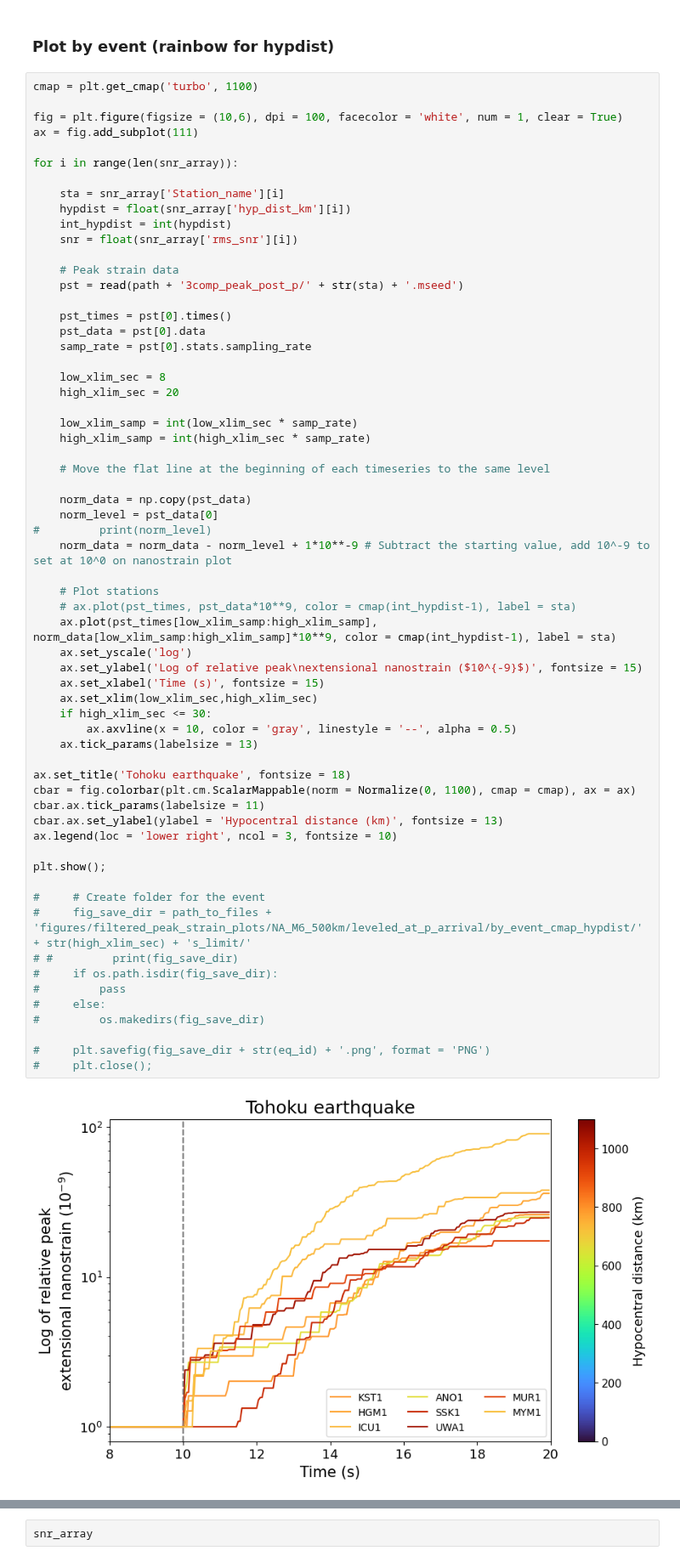
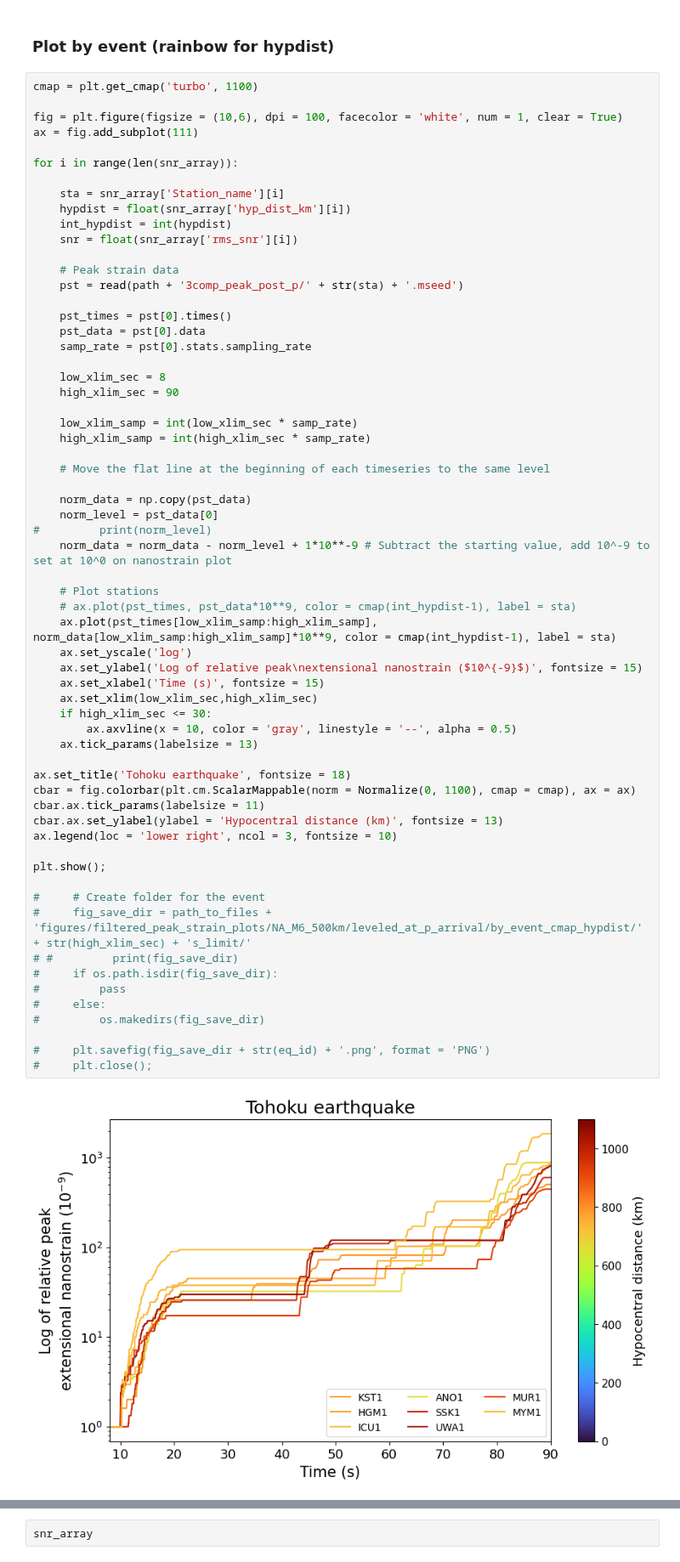
Before and after one commit to UO-Geophysics/strain, a Jupyter notebook: ipynbs/tohoku_strain/3comp/5_plot_filtered_peak_strain_normalized.ipynb, the cells around one changed output, grey strips where cells are left out. Shown at 85% size. Drawn from its saved outputs; the diff is of its cells as text.

```diff
--- a/ipynbs/tohoku_strain/3comp/5_plot_filtered_peak_strain_normalized.ipynb
+++ b/ipynbs/tohoku_strain/3comp/5_plot_filtered_peak_strain_normalized.ipynb
@@ -46,7 +46,7 @@ for i in range(len(snr_array)):
     samp_rate = pst[0].stats.sampling_rate
 
     low_xlim_sec = 8
-    high_xlim_sec = 20
+    high_xlim_sec = 90
 
     low_xlim_samp = int(low_xlim_sec * samp_rate)
     high_xlim_samp = int(high_xlim_sec * samp_rate)
@@ -61,34 +61,34 @@ for i in range(len(snr_array)):
     # Plot stations
     # ax.plot(pst_times, pst_data*10**9, color = cmap(int_hypdist-1), label = sta)
     ax.plot(pst_times[low_xlim_samp:high_xlim_samp], norm_data[low_xlim_samp:high_xlim_samp]*10**9, color = cmap(int_hypdist-1), label = sta)
     ax.set_yscale('log')
     ax.set_ylabel('Log of relative peak\nextensional nanostrain ($10^{-9}$)', fontsize = 15)
     ax.set_xlabel('Time (s)', fontsize = 15)
     ax.set_xlim(low_xlim_sec,high_xlim_sec)
     if high_xlim_sec <= 30:
         ax.axvline(x = 10, color = 'gray', linestyle = '--', alpha = 0.5)
     ax.tick_params(labelsize = 13)
 
 ax.set_title('Tohoku earthquake', fontsize = 18)
 cbar = fig.colorbar(plt.cm.ScalarMappable(norm = Normalize(0, 1100), cmap = cmap), ax = ax)
 cbar.ax.tick_params(labelsize = 11)
 cbar.ax.set_ylabel(ylabel = 'Hypocentral distance (km)', fontsize = 13)
 ax.legend(loc = 'lower right', ncol = 3, fontsize = 10)
 
 plt.show();
 
 #     # Create folder for the event
 #     fig_save_dir = path_to_files + 'figures/filtered_peak_strain_plots/NA_M6_500km/leveled_at_p_arrival/by_event_cmap_hypdist/' + str(high_xlim_sec) + 's_limit/'
 # #         print(fig_save_dir)
 #     if os.path.isdir(fig_save_dir):
 #         pass
 #     else:
 #         os.makedirs(fig_save_dir)
 
 #     plt.savefig(fig_save_dir + str(eq_id) + '.png', format = 'PNG')
 #     plt.close();
 # %% [output]
-[figure, old version]
+[figure, new version]
 # %%
 cmap = plt.get_cmap('turbo', 1100)
 
```
Also changed, not shown: 5 other files.
